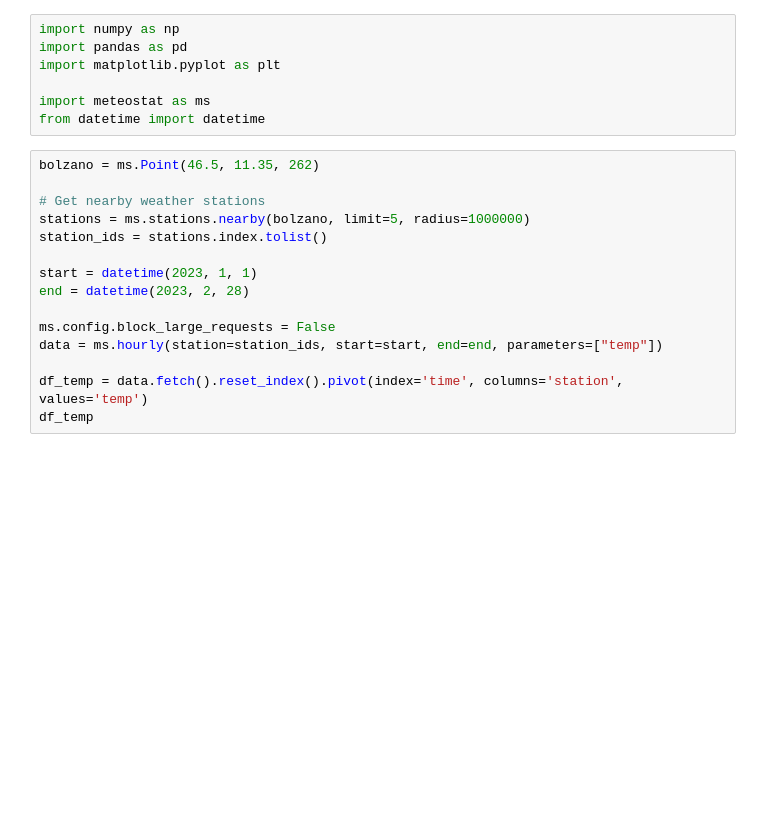
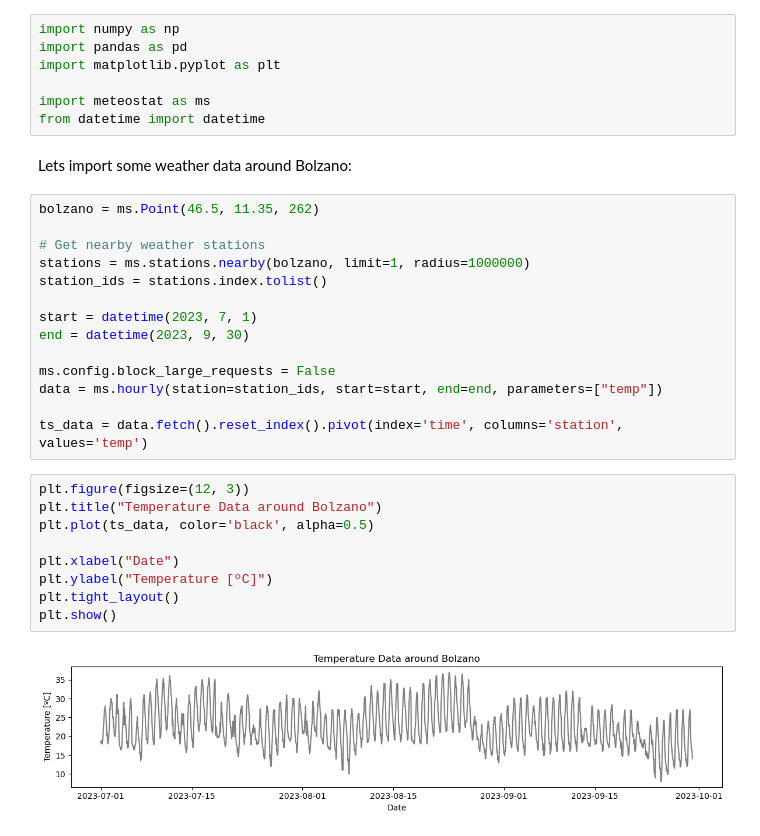
Before and after one commit to moritzspuehler/unibz-tsa-lecture-examples, a Jupyter notebook: tsa07_anomalies.ipynb, the cells around one changed output. Cells and saved outputs as stored; diff of their text form; blank space fills up the shorter version.

```diff
--- a/tsa07_anomalies.ipynb
+++ b/tsa07_anomalies.ipynb
@@ -7,18 +17,30 @@ import matplotlib.pyplot as plt
 
 import meteostat as ms
 from datetime import datetime
+# %% [markdown]
+Lets import some weather data around Bolzano:
 # %%
 bolzano = ms.Point(46.5, 11.35, 262)
 
 # Get nearby weather stations
-stations = ms.stations.nearby(bolzano, limit=5, radius=1000000)
+stations = ms.stations.nearby(bolzano, limit=1, radius=1000000)
 station_ids = stations.index.tolist()
 
-start = datetime(2023, 1, 1)
-end = datetime(2023, 2, 28)
+start = datetime(2023, 7, 1)
+end = datetime(2023, 9, 30)
 
 ms.config.block_large_requests = False
 data = ms.hourly(station=station_ids, start=start, end=end, parameters=["temp"])
 
-df_temp = data.fetch().reset_index().pivot(index='time', columns='station', values='temp')
-df_temp
+ts_data = data.fetch().reset_index().pivot(index='time', columns='station', values='temp')
+# %%
+plt.figure(figsize=(12, 3))
+plt.title("Temperature Data around Bolzano")
+plt.plot(ts_data, color='black', alpha=0.5)
+
+plt.xlabel("Date")
+plt.ylabel("Temperature [ºC]")
+plt.tight_layout()
+plt.show()
+# %% [output]
+[figure, added]
```
Also changed, not shown: parts of 56 cells of this notebook.
